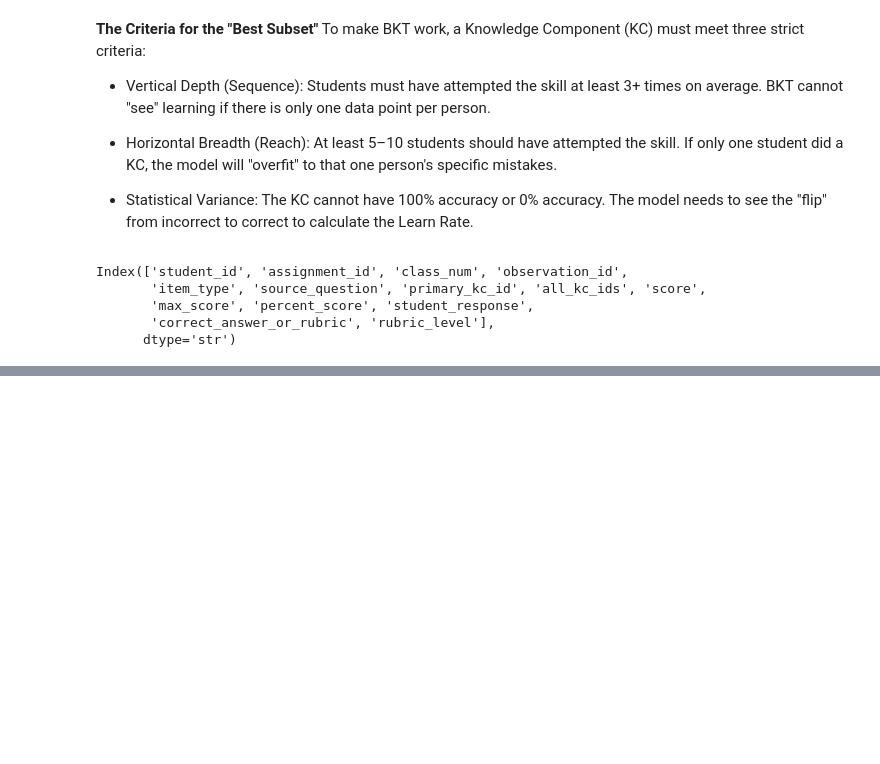
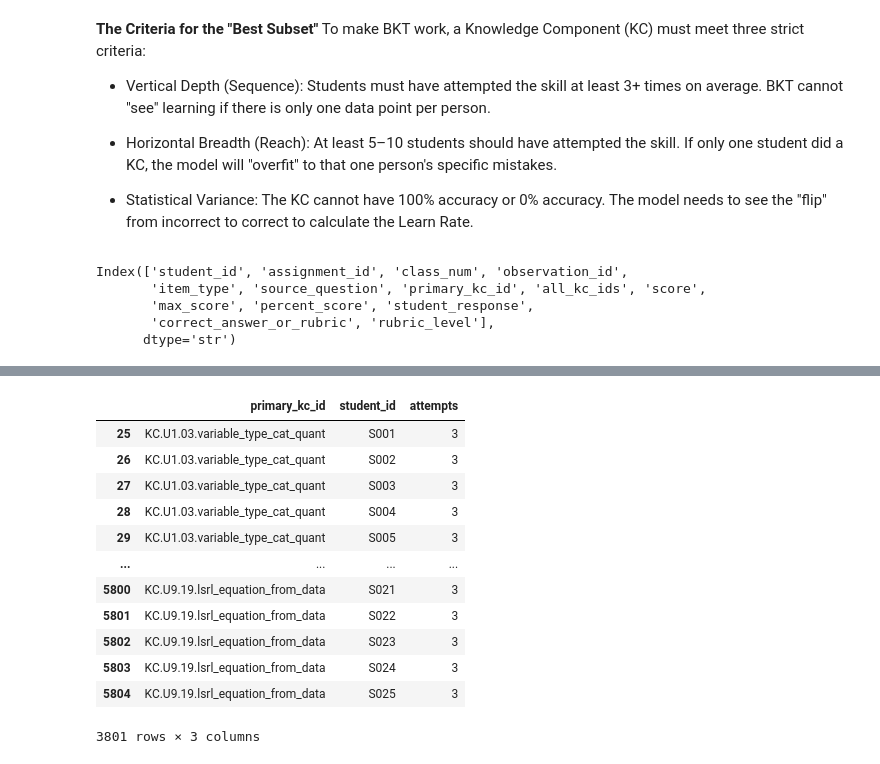
Before and after one commit to mailysg8/ai-student-progress-tracker, a Jupyter notebook: notebooks/best_subset_data.ipynb, the cells around one changed output, grey strips where cells are left out. Cells and saved outputs as stored; diff of their text form; code cells hidden in the pictures; blank space fills up the shorter version.

```diff
--- a/notebooks/best_subset_data.ipynb
+++ b/notebooks/best_subset_data.ipynb
@@ -73,0 +118,17 @@ Index(['student_id', 'assignment_id', 'class_num', 'observation_id',
+# %%
+greater_3_stud = check_1[check_1['attempts'] >= 3]
+greater_3_stud
+# %% [output]
+|  | primary_kc_id | student_id | attempts |
+| 25 | KC.U1.03.variable_type_cat_quant | S001 | 3 |
+| 26 | KC.U1.03.variable_type_cat_quant | S002 | 3 |
+| 27 | KC.U1.03.variable_type_cat_quant | S003 | 3 |
+| 28 | KC.U1.03.variable_type_cat_quant | S004 | 3 |
+| 29 | KC.U1.03.variable_type_cat_quant | S005 | 3 |
+| ... | ... | ... | ... |
+| 5800 | KC.U9.19.lsrl_equation_from_data | S021 | 3 |
+| 5801 | KC.U9.19.lsrl_equation_from_data | S022 | 3 |
+| 5802 | KC.U9.19.lsrl_equation_from_data | S023 | 3 |
+| 5803 | KC.U9.19.lsrl_equation_from_data | S024 | 3 |
+| 5804 | KC.U9.19.lsrl_equation_from_data | S025 | 3 |
+3801 rows × 3 columns
```
Also changed, not shown: parts of 15 cells of this notebook, 1 other file.
